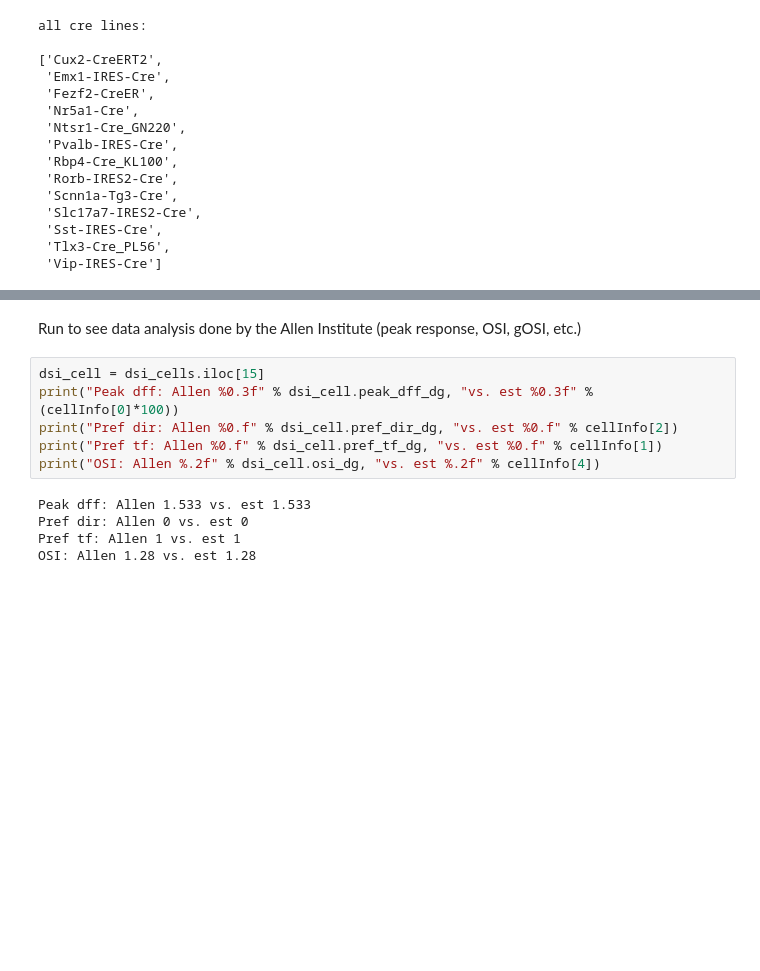
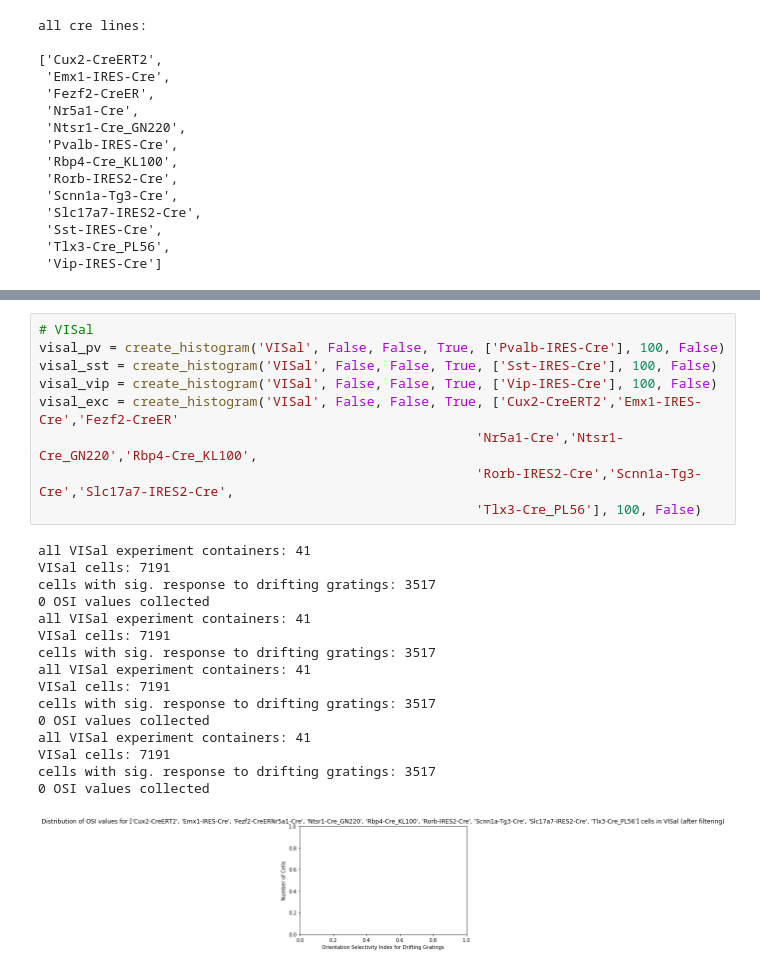
Before and after one commit to ejyu-git/allen-data-proj, a Jupyter notebook: drifting_gratings.ipynb, the cells around one changed output, grey strips where cells are left out. Drawn from its saved outputs; the diff is of its cells as text; blank space fills up the shorter version.

```diff
--- a/drifting_gratings.ipynb
+++ b/drifting_gratings.ipynb
@@ -478,13 +451,26 @@ cells with sig. response to drifting gratings: 6985
-# %% [markdown]
-Run to see data analysis done by the Allen Institute (peak response, OSI, gOSI, etc.)
-# %%
-dsi_cell = dsi_cells.iloc[15]
-print("Peak dff: Allen %0.3f" % dsi_cell.peak_dff_dg, "vs. est %0.3f" % (cellInfo[0]*100))
-print("Pref dir: Allen %0.f" % dsi_cell.pref_dir_dg, "vs. est %0.f" % cellInfo[2])
-print("Pref tf: Allen %0.f" % dsi_cell.pref_tf_dg, "vs. est %0.f" % cellInfo[1])
-print("OSI: Allen %.2f" % dsi_cell.osi_dg, "vs. est %.2f" % cellInfo[4])
-# %% [output]
-Peak dff: Allen 1.533 vs. est 1.533
-Pref dir: Allen 0 vs. est 0
-Pref tf: Allen 1 vs. est 1
-OSI: Allen 1.28 vs. est 1.28
+# %%
+# VISal
+visal_pv = create_histogram('VISal', False, False, True, ['Pvalb-IRES-Cre'], 100, False)
+visal_sst = create_histogram('VISal', False, False, True, ['Sst-IRES-Cre'], 100, False)
+visal_vip = create_histogram('VISal', False, False, True, ['Vip-IRES-Cre'], 100, False)
+visal_exc = create_histogram('VISal', False, False, True, ['Cux2-CreERT2','Emx1-IRES-Cre','Fezf2-CreER'
+                                                        'Nr5a1-Cre','Ntsr1-Cre_GN220','Rbp4-Cre_KL100',
+                                                        'Rorb-IRES2-Cre','Scnn1a-Tg3-Cre','Slc17a7-IRES2-Cre',
+                                                        'Tlx3-Cre_PL56'], 100, False)
+# %% [output]
+all VISal experiment containers: 41
+VISal cells: 7191
+cells with sig. response to drifting gratings: 3517
+0 OSI values collected
+all VISal experiment containers: 41
+VISal cells: 7191
+cells with sig. response to drifting gratings: 3517
+all VISal experiment containers: 41
+VISal cells: 7191
+cells with sig. response to drifting gratings: 3517
+0 OSI values collected
+all VISal experiment containers: 41
+VISal cells: 7191
+cells with sig. response to drifting gratings: 3517
+0 OSI values collected
+[figure, added]
```
Also changed, not shown: parts of 12 cells of this notebook.
